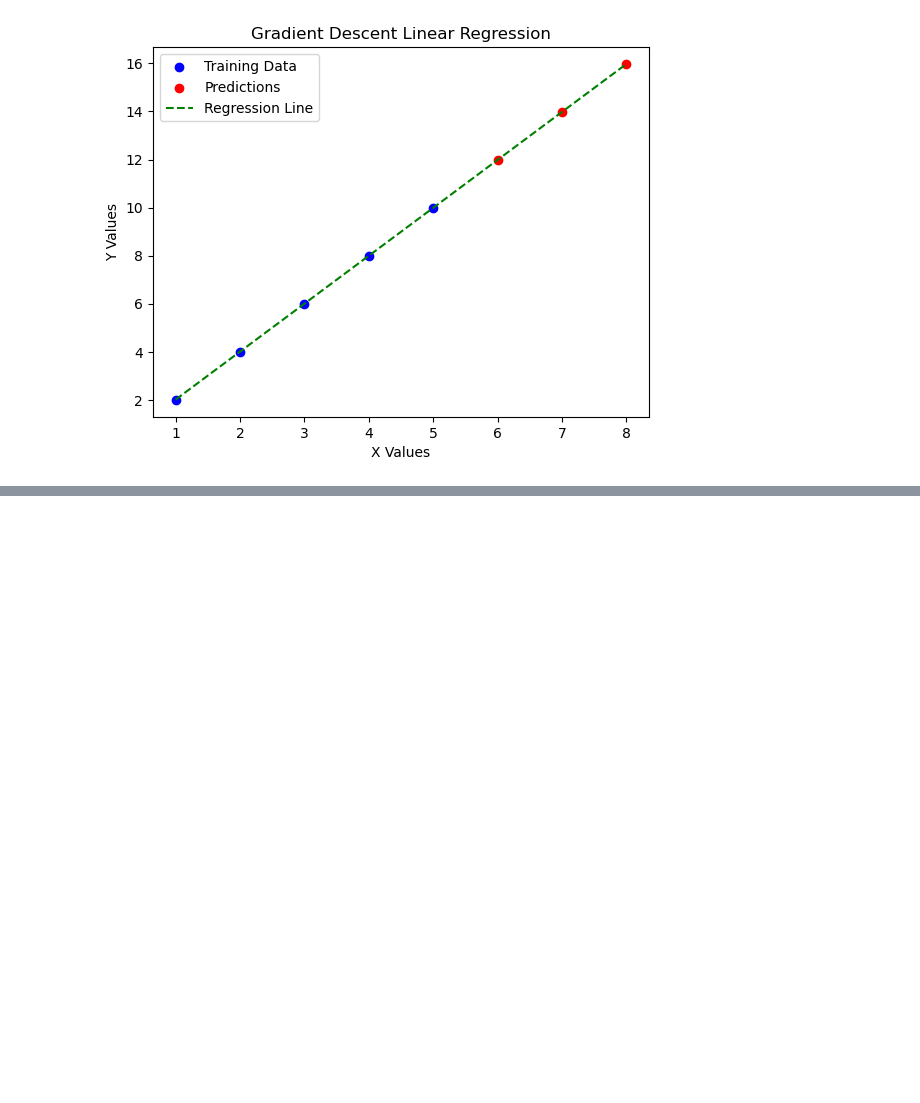
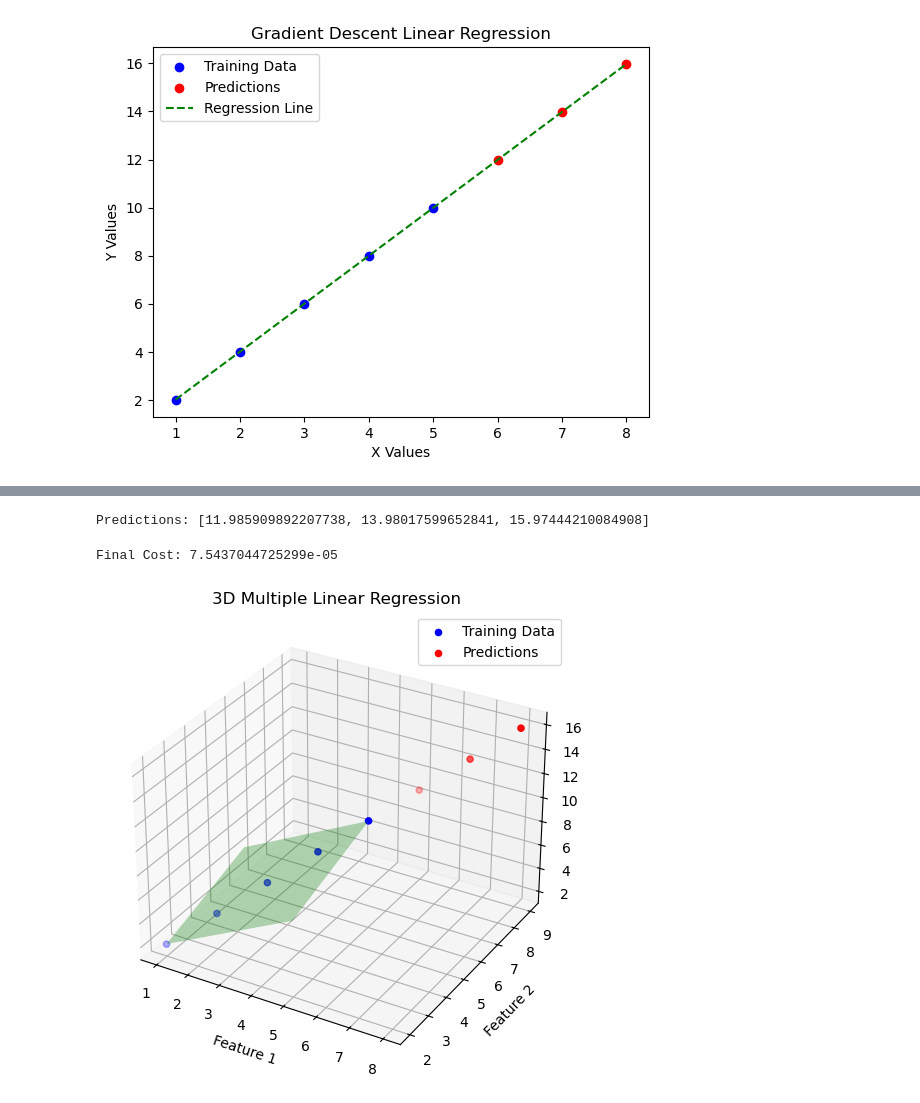
Before and after one commit to smoothyy3/Gradient-descent-from-scratch, a Jupyter notebook: test_GD.ipynb, the cells around one changed output, grey strips where cells are left out. Cells and saved outputs as stored; diff of their text form; code cells hidden in the pictures; blank space fills up the shorter version.

Commit message:
adding more tests

```diff
--- a/test_GD.ipynb
+++ b/test_GD.ipynb
@@ -66,0 +69,61 @@ plt.show()
+# %%
+def cost_function(params):
+    w = params[:-1]
+    b = params[-1]
+    y_pred = [sum(w_i * x_i for w_i, x_i in zip(w, x)) + b for x in X_train]
+    return MSE(y_train, y_pred)
+# %%
+X_train = [[1, 2], [2, 3], [3, 4], [4, 5], [5, 6]]
+y_train = [2, 4, 6, 8, 10]
+# %%
+gd = gradient_descent(learn_rate=0.01, max_iter=1000, tolerance=1e-6)
+initial_params = [0.0, 0.0, 0.0]
+optimized_params = gd.fit(cost_function, initial_params)
+# %%
+X_test = [[6, 7], [7, 8], [8, 9]]
+y_pred = [sum(w_i * x_i for w_i, x_i in zip(optimized_params[:-1], x)) + optimized_params[-1] for x in X_test]
+print("Predictions:", y_pred)
+# %% [output]
+Predictions: [11.985909892207738, 13.98017599652841, 15.97444210084908]
+# %%
+final_cost = cost_function(optimized_params)
+print("Final Cost:", final_cost)
+# %% [output]
+Final Cost: 7.5437044725299e-05
+# %%
+import matplotlib.pyplot as plt
+import numpy as np
+from mpl_toolkits.mplot3d import Axes3D
+
+X_train_np = np.array(X_train)
+y_train_np = np.array(y_train)
+
+X_test_np = np.array(X_test)
+y_pred_np = np.array(y_pred)
+
+fig = plt.figure(figsize=(10, 6))
+ax = fig.add_subplot(111, projection='3d')
+
+# traiing
+ax.scatter(X_train_np[:, 0], X_train_np[:, 1], y_train_np, color='b', label="Training Data")
+
+# prediction
+ax.scatter(X_test_np[:, 0], X_test_np[:, 1], y_pred_np, color='r', label="Predictions")
+
+x1_range = np.linspace(min(X_train_np[:, 0]), max(X_train_np[:, 0]), 10)
+x2_range = np.linspace(min(X_train_np[:, 1]), max(X_train_np[:, 1]), 10)
+X1, X2 = np.meshgrid(x1_range, x2_range)
+Y_pred_surface = optimized_params[0] * X1 + optimized_params[1] * X2 + optimized_params[2]
+
+ax.plot_surface(X1, X2, Y_pred_surface, alpha=0.3, color='g')
+
+ax.set_xlabel('Feature 1')
+ax.set_ylabel('Feature 2')
+ax.set_zlabel('Target')
+ax.set_title("3D Multiple Linear Regression")
+
+ax.legend()
+
+plt.show()
+# %% [output]
+[figure, added]
```
Also changed, not shown: parts of 1 cell of this notebook.
